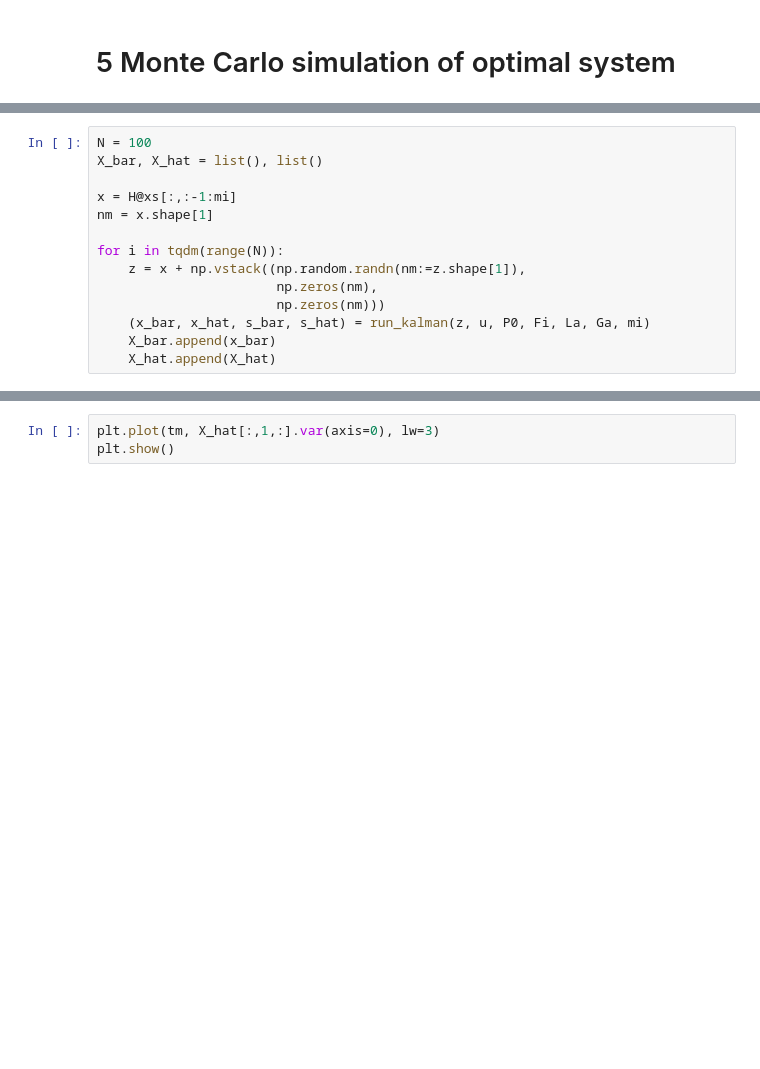
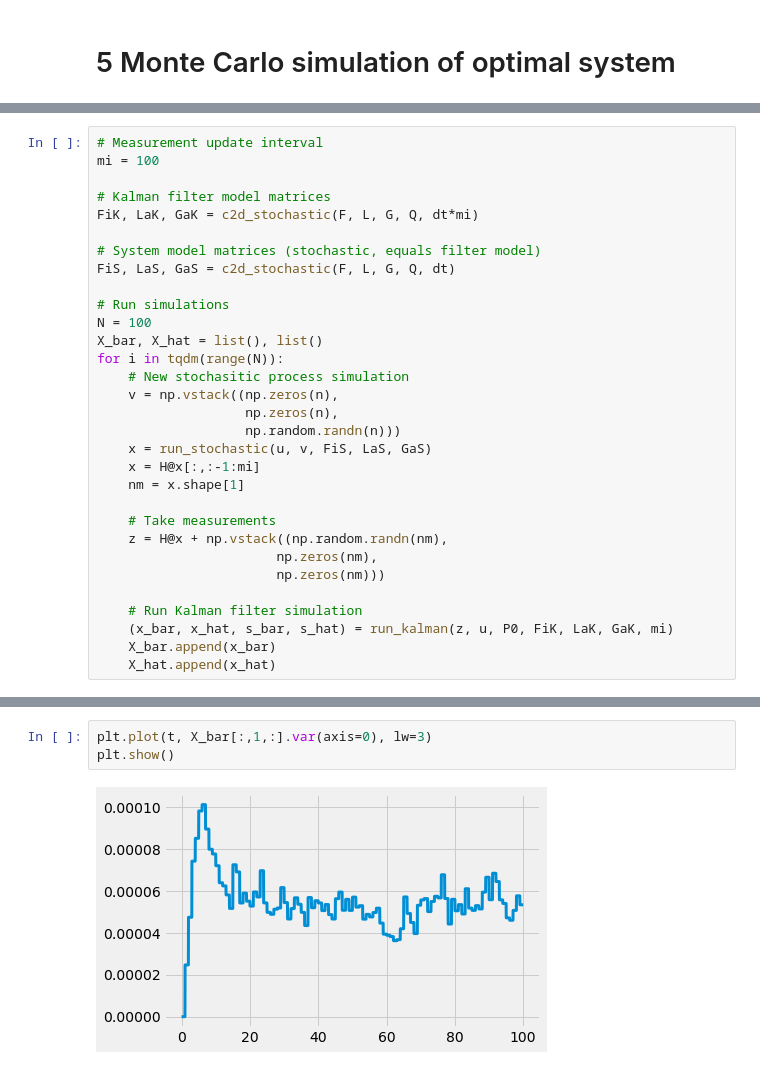
Before and after one commit to fonstelien/TEK4050, a Jupyter notebook: project/project.ipynb, the cells around one changed output, grey strips where cells are left out. Cells and saved outputs as stored; diff of their text form; blank space fills up the shorter version.

```diff
--- a/project/project.ipynb
+++ b/project/project.ipynb
@@ -263,14 +256,31 @@ z += np.vstack((np.random.randn(nm),  # Measurements
 # %%
+# Measurement update interval
+mi = 100
+
+# Kalman filter model matrices
+FiK, LaK, GaK = c2d_stochastic(F, L, G, Q, dt*mi)
+
+# System model matrices (stochastic, equals filter model)
+FiS, LaS, GaS = c2d_stochastic(F, L, G, Q, dt)
+
+# Run simulations
 N = 100
 X_bar, X_hat = list(), list()
+for i in tqdm(range(N)):
+    # New stochasitic process simulation
+    v = np.vstack((np.zeros(n),
+                   np.zeros(n),
+                   np.random.randn(n)))
+    x = run_stochastic(u, v, FiS, LaS, GaS)
+    x = H@x[:,:-1:mi]
+    nm = x.shape[1]
 
-x = H@xs[:,:-1:mi]
-nm = x.shape[1]
-
-for i in tqdm(range(N)):
-    z = x + np.vstack((np.random.randn(nm:=z.shape[1]),
+    # Take measurements
+    z = H@x + np.vstack((np.random.randn(nm),
                        np.zeros(nm),
                        np.zeros(nm)))
-    (x_bar, x_hat, s_bar, s_hat) = run_kalman(z, u, P0, Fi, La, Ga, mi)
+
+    # Run Kalman filter simulation
+    (x_bar, x_hat, s_bar, s_hat) = run_kalman(z, u, P0, FiK, LaK, GaK, mi)
     X_bar.append(x_bar)
-    X_hat.append(X_hat)
+    X_hat.append(x_hat)
@@ -286,3 +300,5 @@ plt.show()
 # %%
-plt.plot(tm, X_hat[:,1,:].var(axis=0), lw=3)
+plt.plot(t, X_bar[:,1,:].var(axis=0), lw=3)
 plt.show()
+# %% [output]
+[figure, added]
```
Also changed, not shown: parts of 10 cells of this notebook.
